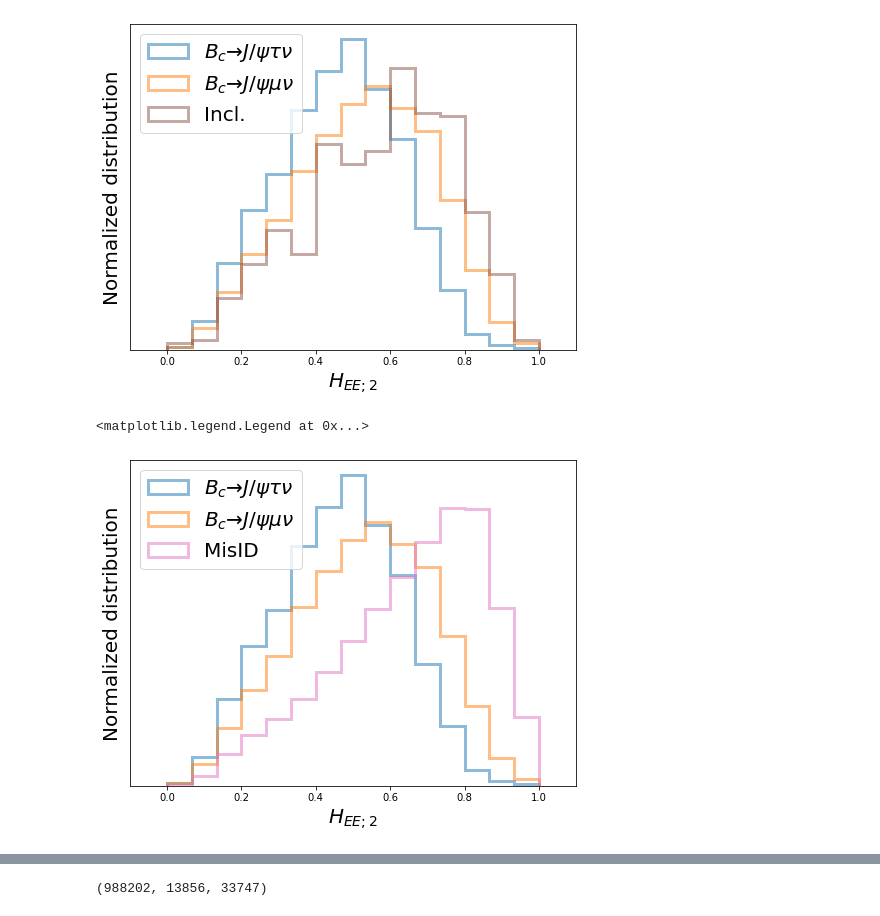
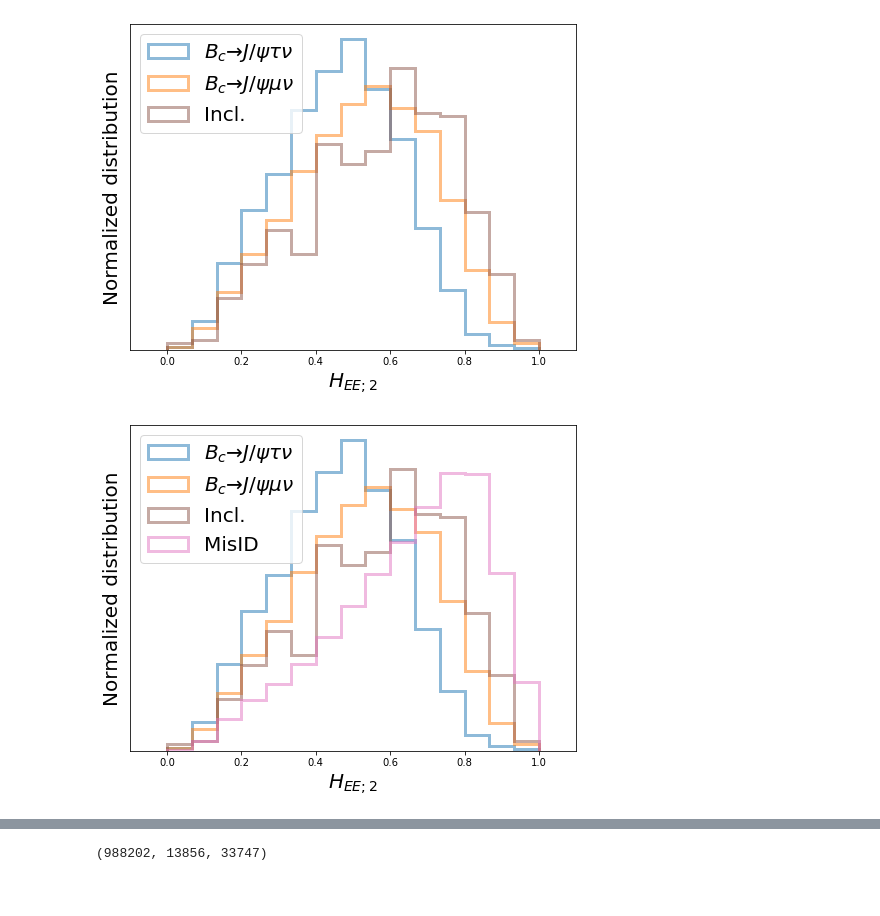
Before and after one commit to ansonkwokth/LFUV_Z-pole, a Jupyter notebook: RJpsi/FWMoments_v2.ipynb, the cells around one changed output, grey strips where cells are left out. Saved outputs shown, nothing was run; the diff lists cells and outputs as text; code cells hidden in the pictures.

```diff
--- a/RJpsi/FWMoments_v2.ipynb
+++ b/RJpsi/FWMoments_v2.ipynb
@@ -313,35 +312,38 @@ ax1.margins(x=0.1)
 df_tau_ = df_tau[(df_tau.H_EE2<=1)&(df_tau.H_EE2>=0)]
 ax1.hist(df_tau_['H_EE2'], weights=[1/len(df_tau_)]*len(df_tau_), range=range_, bins=bins_, histtype='step', lw=3, alpha=0.5, label=r'$B_c\to J/\psi \tau \nu$', color='C0');
 
 df_mu_ = df_mu[(df_mu.H_EE2<=1)&(df_mu.H_EE2>=0)]
 ax1.hist(df_mu_['H_EE2'], weights=[1/len(df_mu_)]*len(df_mu_), range=range_, bins=bins_, histtype='step', lw=3, alpha=0.5, label=r'$B_c\to J/\psi \mu \nu$', color='C1');
 
 
 # df_4b_ = df_4b[(df_4b.H_EE2<=1)&(df_4b.H_EE2>=0)]
 # plt.hist(df_4b_['H_EE2'], weights=[1/len(df_4b_)]*len(df_4b_), range=range_, bins=bins_, histtype='step', lw=3, alpha=0.5, label='4b', color='C2');
 
 # df_2b2c_ = df_2b2c[(df_2b2c.H_EE2<=1)&(df_2b2c.H_EE2>=0)]
 # plt.hist(df_2b2c_['H_EE2'], weights=[1/len(df_2b2c_)]*len(df_2b2c_), range=range_, bins=bins_, histtype='step', lw=3, alpha=0.5, label='2b2c', color='C3');
 
 # df_2b_ = df_2b[(df_2b.H_EE2<=1)&(df_2b.H_EE2>=0)]
 # plt.hist(df_2b_['H_EE2'], weights=[1/len(df_2b_)]*len(df_2b_), range=range_, bins=bins_, histtype='step', lw=3, alpha=0.5, label='2b', color='C4');
 
 
 # df_incl_ = df_incl[(df_incl.H_EE2<=1)&(df_incl.H_EE2>=0)]
 # plt.hist(df_incl_['H_EE2'], weights=[1/len(df_incl_)]*len(df_incl_), range=range_, bins=bins_, histtype='step', lw=3, alpha=0.5, label='Incl.', color='C5');
 
+df_incl_ = df_incl[(df_incl.H_EE2<=1)&(df_incl.H_EE2>=0)]
+plt.hist(df_incl_['H_EE2'], weights=[1/len(df_incl_)]*len(df_incl_), range=range_, bins=bins_, histtype='step', lw=3, alpha=0.5, label='Incl.', color='C5');
+
 df_misid_ = df_misid[(df_misid.H_EE2<=1)&(df_misid.H_EE2>=0)]
 plt.hist(df_misid_['H_EE2'], weights=[1/len(df_misid_)]*len(df_misid_), range=range_, bins=bins_, histtype='step', lw=3, alpha=0.5, label='MisID', color='C6');
 
 
 
 ax1.set_ylabel('Normalized distribution', fontsize=20)
 ax1.set_xlabel(r'$H_{EE;2}$', fontsize=20)
 ax1.set_yticks([])
 ax1.legend(loc=2, fontsize=20)
+f.savefig('./figures/FWM_EE2_Bc_incl')
 # %% [output]
-<matplotlib.legend.Legend at 0x...>
-[figure, old version]
+[figure, new version]
 # %%
 
 f = plt.figure(figsize=(8,6))
```
Also changed, not shown: parts of 2 cells of this notebook, 8 other files.
